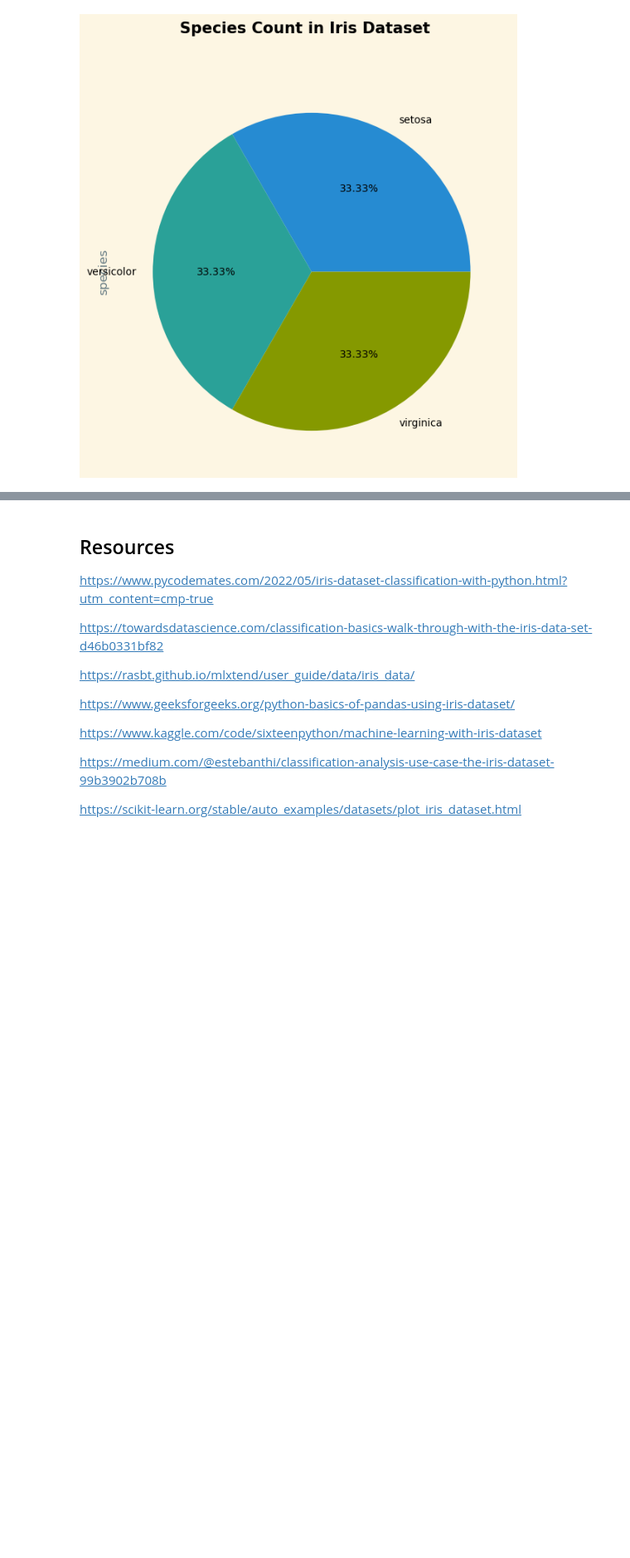
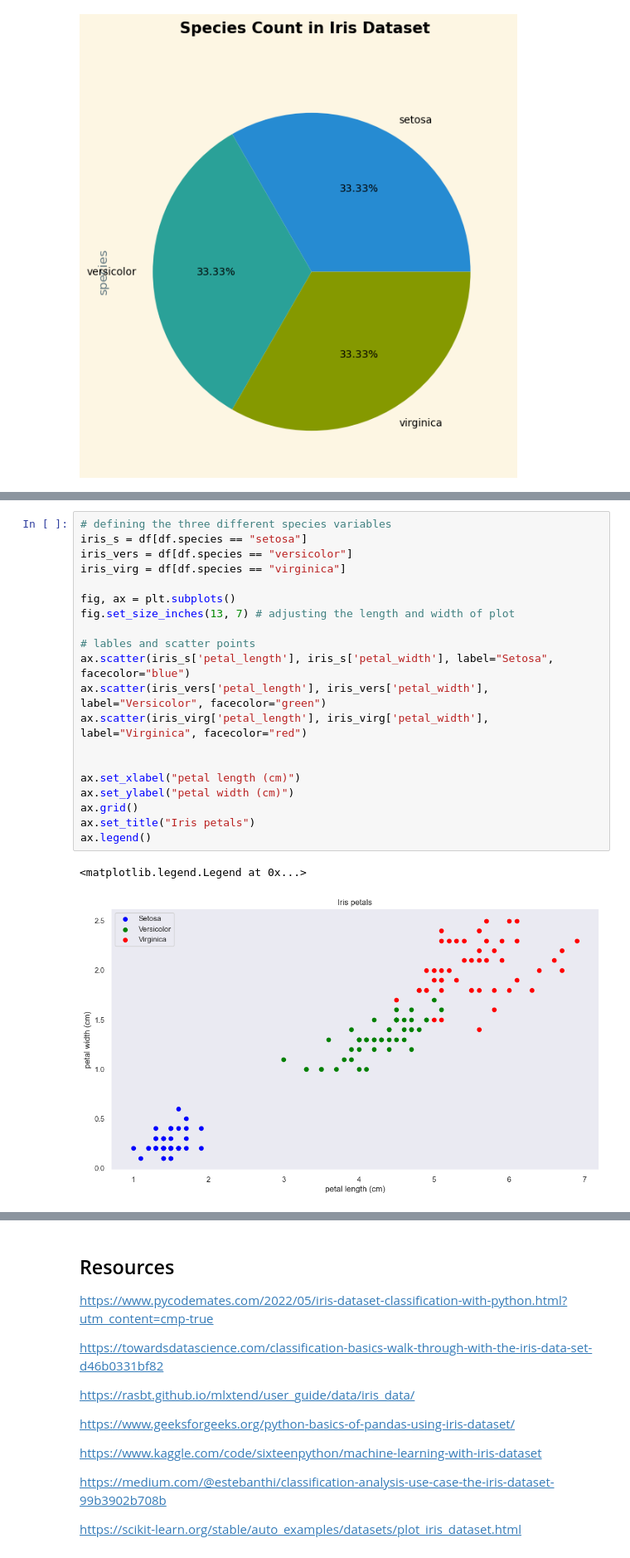
Before and after one commit to lgrealish/foda23, a Jupyter notebook: project.ipynb, the cells around one changed output, grey strips where cells are left out. Shown at 83% size. Saved outputs shown, nothing was run; the diff lists cells and outputs as text; blank space fills up the shorter version.

```diff
--- a/project.ipynb
+++ b/project.ipynb
@@ -394,0 +395,23 @@ plt.show()
+# %%
+# defining the three different species variables
+iris_s = df[df.species == "setosa"]
+iris_vers = df[df.species == "versicolor"]
+iris_virg = df[df.species == "virginica"]
+
+fig, ax = plt.subplots()
+fig.set_size_inches(13, 7) # adjusting the length and width of plot
+
+# lables and scatter points
+ax.scatter(iris_s['petal_length'], iris_s['petal_width'], label="Setosa", facecolor="blue")
+ax.scatter(iris_vers['petal_length'], iris_vers['petal_width'], label="Versicolor", facecolor="green")
+ax.scatter(iris_virg['petal_length'], iris_virg['petal_width'], label="Virginica", facecolor="red")
+
+
+ax.set_xlabel("petal length (cm)")
+ax.set_ylabel("petal width (cm)")
+ax.grid()
+ax.set_title("Iris petals")
+ax.legend()
+# %% [output]
+<matplotlib.legend.Legend at 0x...>
+[figure, added]
```
Also changed, not shown: parts of 16 cells of this notebook, 1 other file.
